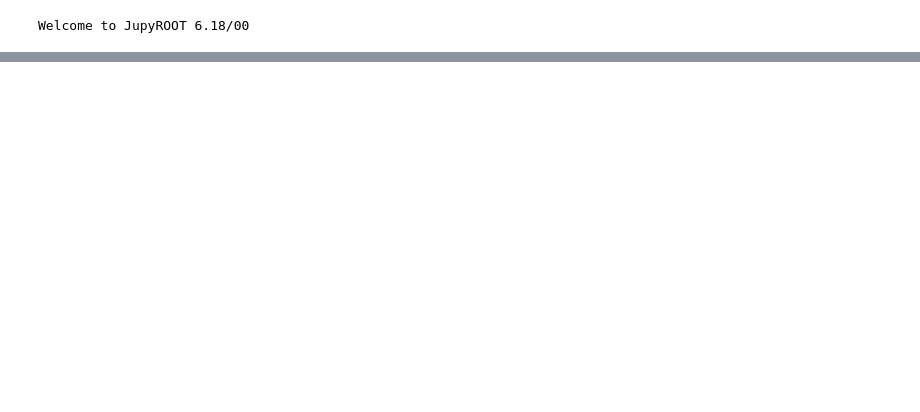
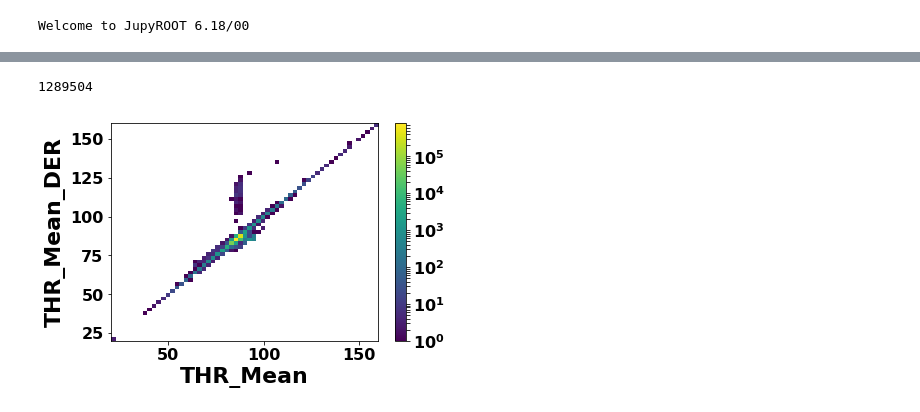
Before and after one commit to jennetd/OT, a Jupyter notebook: plot-collection-der.ipynb, the cells around one changed output, grey strips where cells are left out. Cells and saved outputs as stored; diff of their text form; code cells hidden in the pictures; blank space fills up the shorter version.

```diff
--- a/plot-collection-der.ipynb
+++ b/plot-collection-der.ipynb
@@ -13,11 +14,10 @@ plt.rc('ytick', labelsize=16)
 plt.rc('legend', fontsize=22)
 plt.rc('figure', titlesize=22)
 # %%
-#name = "round2tot-HPK"
-#vendor = "Vendor 1"
+name = "HPK"
+vendor = "Vendor 1"
 
-name = "round2abcde-QuikPak"
-vendor = "Vendor 2"
+#name = "round2tot-QPT"
+#vendor = "Vendor 2"
+
+outdir = name+"-plots"
-# %%
-f1 = name+".txt"
-outdir = name
@@ -272,0 +24,36 @@ for c in cols:
+# %%
+# Pixel plots
+allpix = pd.read_csv(name+"-plots/allpix.csv")
+allpix_bad = pd.read_csv(name+"-plots/allpix_bad.csv")
+
+npix = len(allpix["pa"])
+print(npix)
+
+logmax = npix*50
+# %% [output]
+1289504
+# %%
+def draw_plot(x,y,xbounds,ybounds):
+
+    xarray = np.clip(allpix[x],xbounds[0],xbounds[1])
+    yarray = np.clip(allpix[y],ybounds[0],ybounds[1])
+
+    plt.hist2d(x=xarray,y=yarray,bins=[np.linspace(xbounds[0],xbounds[1],60),np.linspace(ybounds[0],ybounds[1],60)],norm=matplotlib.colors.LogNorm())
+    plt.xlabel(x,fontweight='bold')
+    plt.ylabel(y,fontweight='bold')
+
+    plt.xlim(xbounds)
+    plt.ylim(ybounds)
+    cbar = plt.colorbar()
+
+    plt.savefig(outdir+"/hist2d_"+x+"_"+y+".pdf")
+    plt.savefig(outdir+"/hist2d_"+x+"_"+y+".png")
+# %%
+x="THR_Mean"; y="THR_Mean_DER"
+
+xbounds = [20,160]
+ybounds = [20,160]
+
+draw_plot(x,y,xbounds,ybounds)
+# %% [output]
+[figure, added]
```
Also changed, not shown: parts of 15 cells of this notebook, 9 other files.
